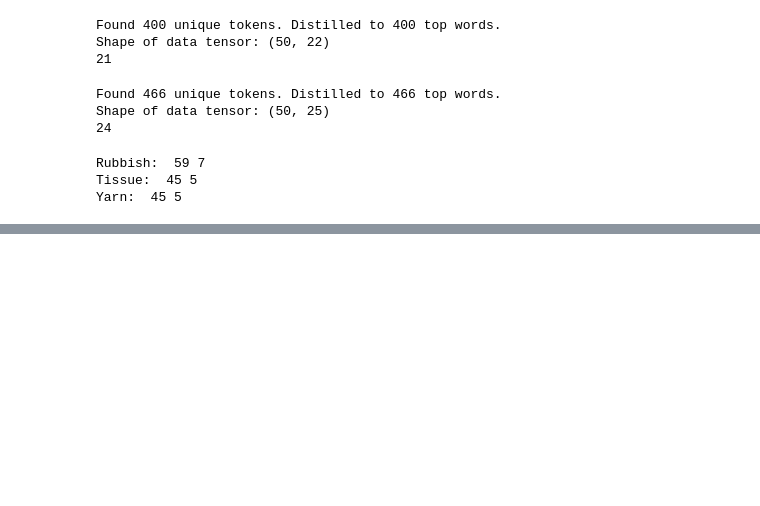
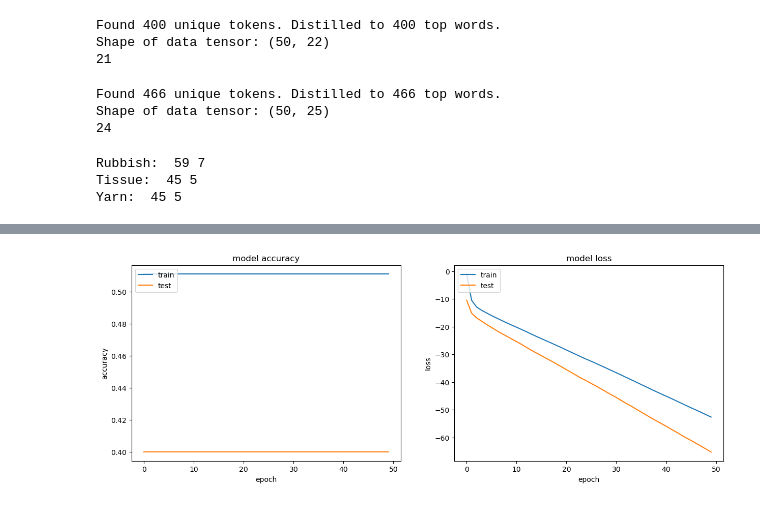
Before and after one commit to sltimmins/NLP-Program2, a Jupyter notebook: Program 2.ipynb, the cells around one changed output, grey strips where cells are left out. Cells and saved outputs as stored; diff of their text form; code cells hidden in the pictures; blank space fills up the shorter version.

```diff
--- a/Program 2.ipynb
+++ b/Program 2.ipynb
@@ -173,0 +264,9 @@ print("Embedding Shape:",rubbish_embedding_matrix.shape, "\n",
+# %%
+tissue_lstm = Sequential()
+tissue_lstm.add(tissue_embedding_layer)
+tissue_lstm.add(LSTM(300,dropout=0.2, recurrent_dropout=0.2))
+tissue_lstm.add(Dense(1, activation='sigmoid'))
+tissue_lstm.compile(loss='binary_crossentropy',
+              optimizer='rmsprop',
+              metrics=['accuracy'])
+tissue_lstm.summary()
@@ -173,0 +369,3 @@ print("Embedding Shape:",rubbish_embedding_matrix.shape, "\n",
+# %%
+tissue_history = tissue_lstm.fit(tissue_X_train, tissue_y_train, validation_data=(tissue_X_test, tissue_y_test),
+                   epochs=50, batch_size=8, callbacks=tissue_custom_callbacks)
@@ -173,0 +439,4 @@ print("Embedding Shape:",rubbish_embedding_matrix.shape, "\n",
+# %%
+plotHistory(tissue_history.history)
+# %% [output]
+[figure, added]
```
Also changed, not shown: parts of 14 cells of this notebook, 3 other files.
